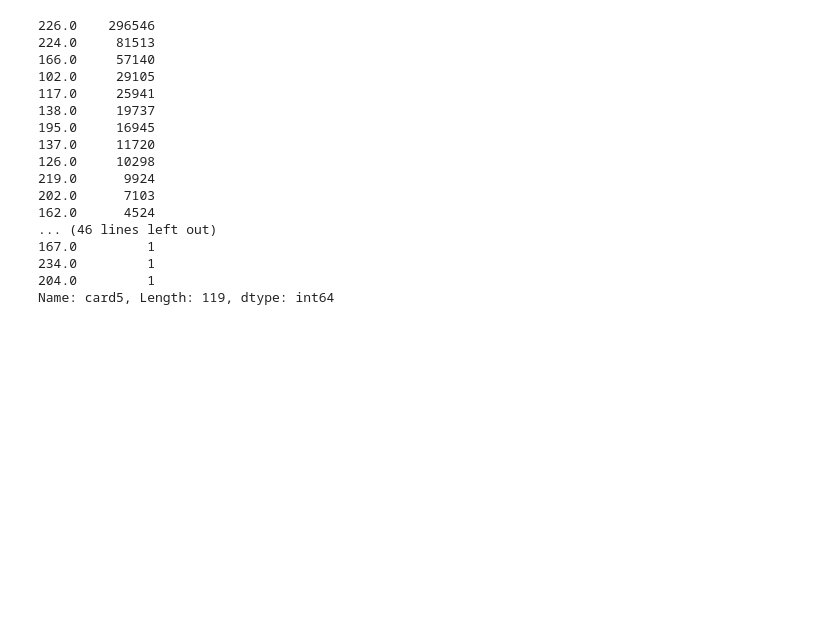
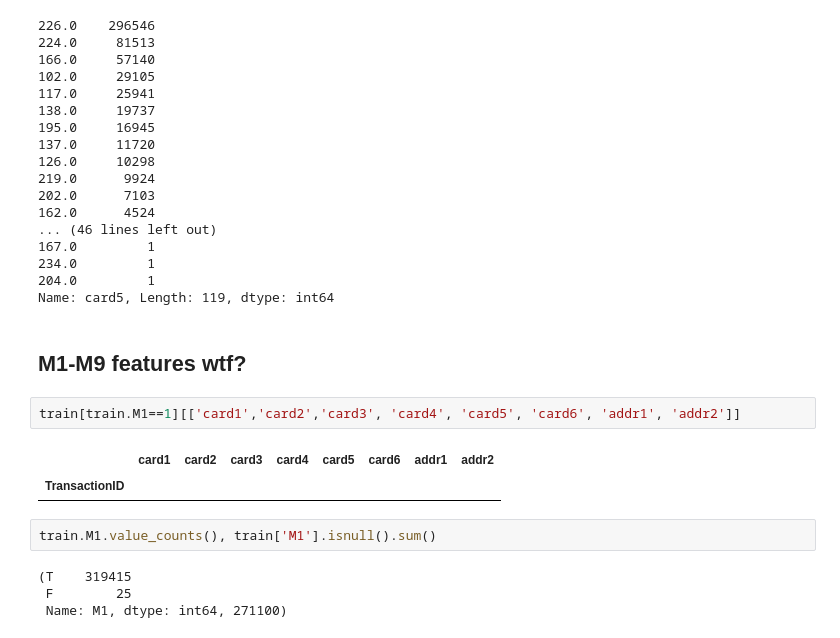
Before and after one commit to alwayswannadie1/fraud, a Jupyter notebook: Thoughts, Ideas, EDA.ipynb, the cells around one changed output. Drawn from its saved outputs; the diff is of its cells as text; blank space fills up the shorter version.

```diff
--- a/Thoughts, Ideas, EDA.ipynb
+++ b/Thoughts, Ideas, EDA.ipynb
@@ -404,3 +404,16 @@ train.card5.value_counts()
 234.0         1
 204.0         1
 Name: card5, Length: 119, dtype: int64
+# %% [markdown]
+## M1-M9 features wtf?
+# %%
+train[train.M1==1][['card1','card2','card3', 'card4', 'card5', 'card6', 'addr1', 'addr2']]
+# %% [output]
+|  | card1 | card2 | card3 | card4 | card5 | card6 | addr1 | addr2 |
+| TransactionID |  |  |  |  |  |  |  |  |
+# %%
+train.M1.value_counts(), train['M1'].isnull().sum()
+# %% [output]
+(T    319415
+ F        25
+ Name: M1, dtype: int64, 271100)
```
Also changed, not shown: parts of 5 cells of this notebook.
